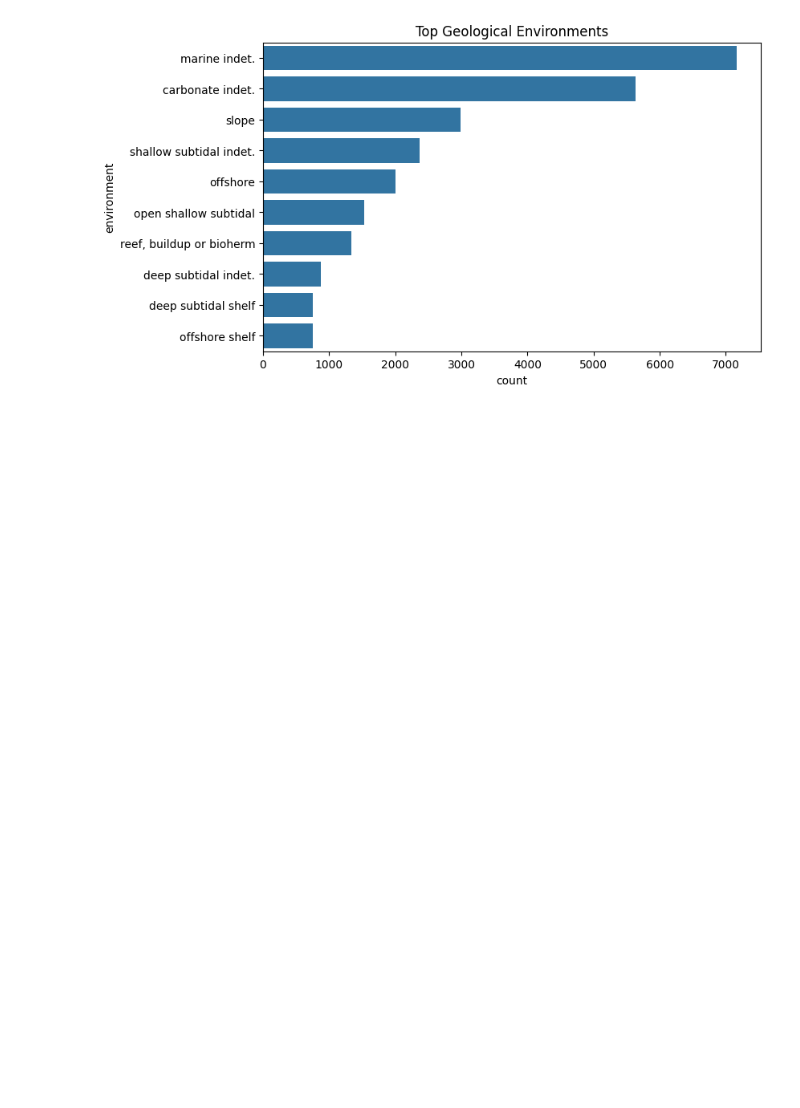
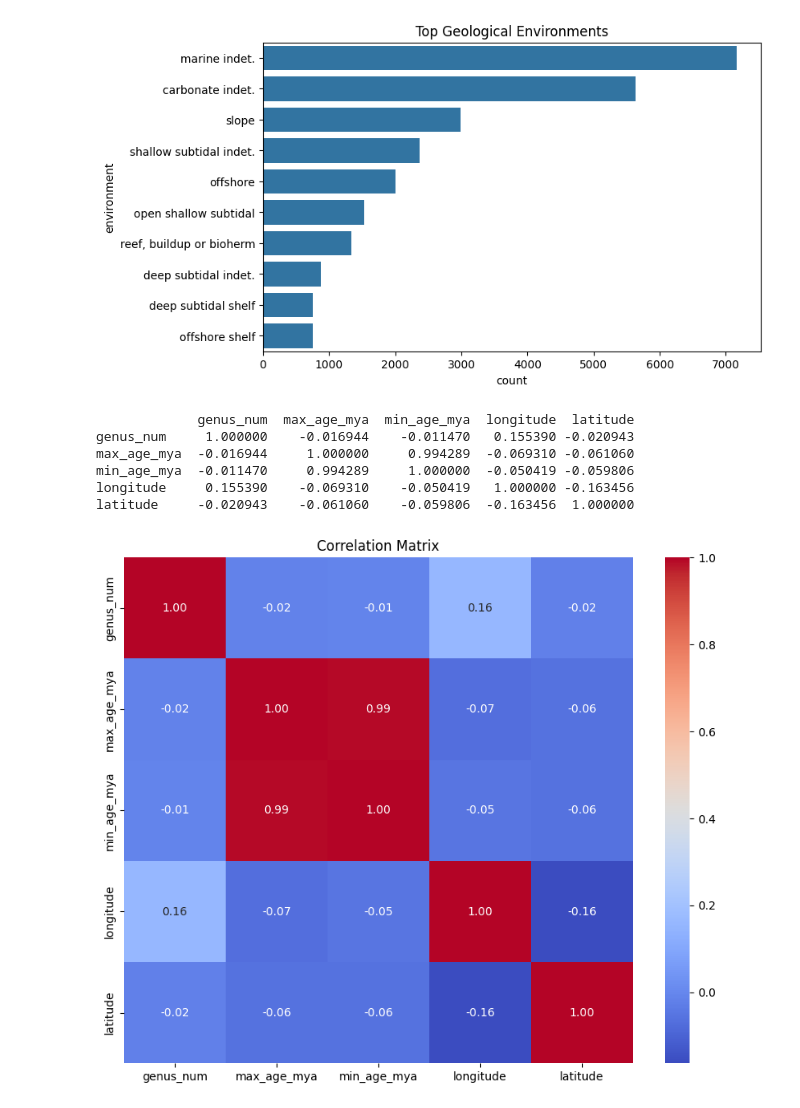
Before and after one commit to alkhurayjah/Machine-learning-project, a Jupyter notebook: Predict_the_Age_of_a_Trilobite_Fossil.ipynb, the cells around one changed output. Drawn from its saved outputs; the diff is of its cells as text; code cells hidden in the pictures; blank space fills up the shorter version.

```diff
--- a/Predict_the_Age_of_a_Trilobite_Fossil.ipynb
+++ b/Predict_the_Age_of_a_Trilobite_Fossil.ipynb
@@ -230,3 +230,22 @@ plt.title("Top Geological Environments")
 plt.show()
 # %% [output]
 [figure]
+# %%
+
+numeric_cols = ['genus_num', 'max_age_mya', 'min_age_mya', 'longitude', 'latitude']
+corr_matrix = df[numeric_cols].corr()
+
+print(corr_matrix)
+
+plt.figure(figsize=(10, 8))
+sns.heatmap(corr_matrix, annot=True, cmap='coolwarm', fmt=".2f")
+plt.title('Correlation Matrix')
+plt.show()
+# %% [output]
+             genus_num  max_age_mya  min_age_mya  longitude  latitude
+genus_num     1.000000    -0.016944    -0.011470   0.155390 -0.020943
+max_age_mya  -0.016944     1.000000     0.994289  -0.069310 -0.061060
+min_age_mya  -0.011470     0.994289     1.000000  -0.050419 -0.059806
+longitude     0.155390    -0.069310    -0.050419   1.000000 -0.163456
+latitude     -0.020943    -0.061060    -0.059806  -0.163456  1.000000
+[figure, added]
```
